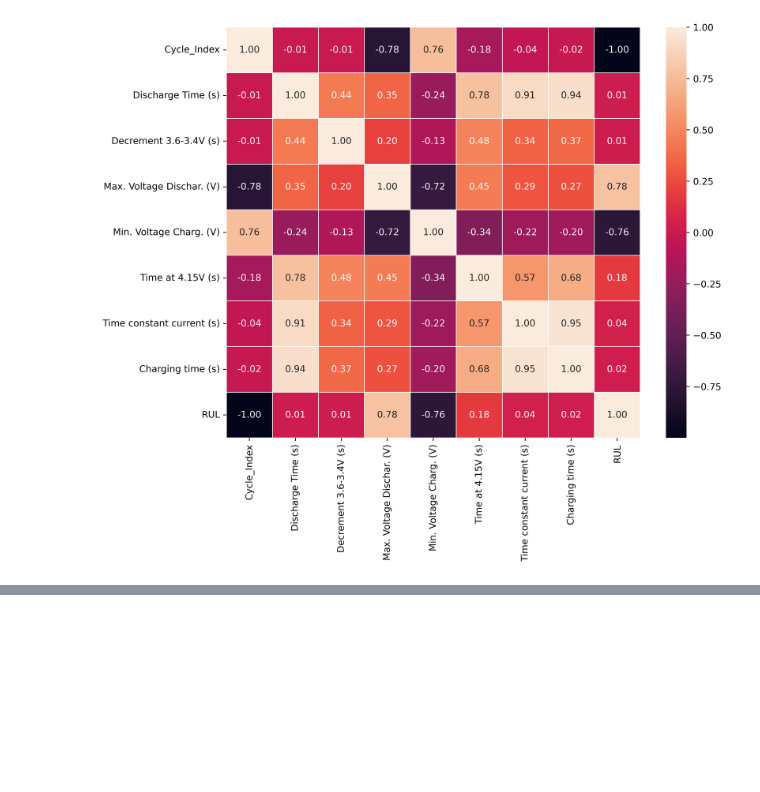
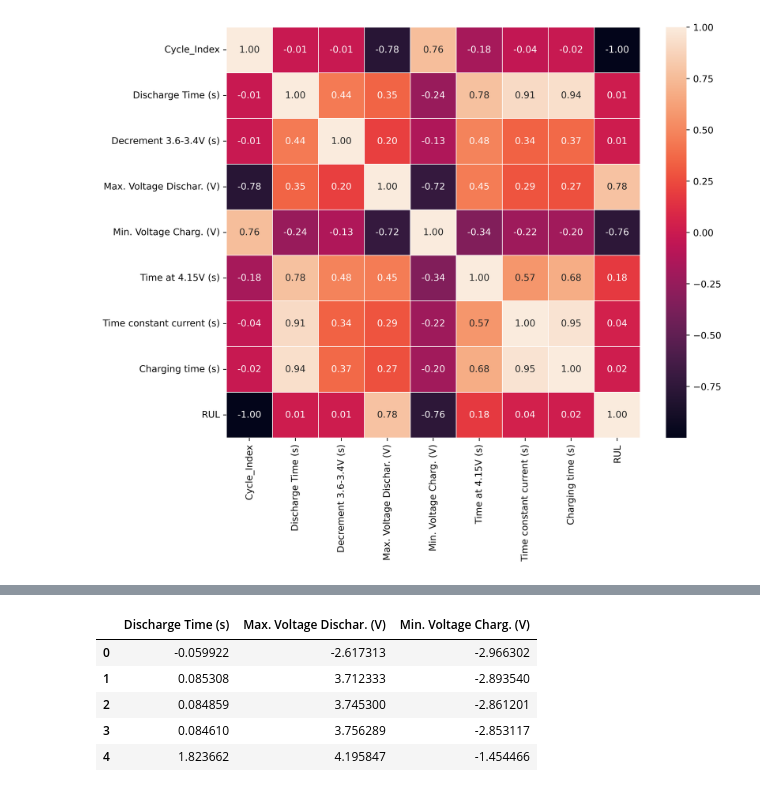
Before and after one commit to arup-ecu/RUL_Prediction, a Jupyter notebook: RUL_analysis.ipynb, the cells around one changed output, grey strips where cells are left out. Cells and saved outputs as stored; diff of their text form; code cells hidden in the pictures; blank space fills up the shorter version.

```diff
--- a/RUL_analysis.ipynb
+++ b/RUL_analysis.ipynb
@@ -35,0 +52,16 @@ plt.show()
+# %%
+# standardization
+from sklearn.preprocessing import StandardScaler
+
+scaler = StandardScaler()
+feature_std = scaler.fit_transform(feature)
+
+feature_std = pd.DataFrame(feature_std, columns = feature.columns)
+feature_std.head()
+# %% [output]
+|  | Discharge Time (s) | Max. Voltage Dischar. (V) | Min. Voltage Charg. (V) |
+| 0 | -0.059922 | -2.617313 | -2.966302 |
+| 1 | 0.085308 | 3.712333 | -2.893540 |
+| 2 | 0.084859 | 3.745300 | -2.861201 |
+| 3 | 0.084610 | 3.756289 | -2.853117 |
+| 4 | 1.823662 | 4.195847 | -1.454466 |
```
Also changed, not shown: parts of 6 cells of this notebook.
